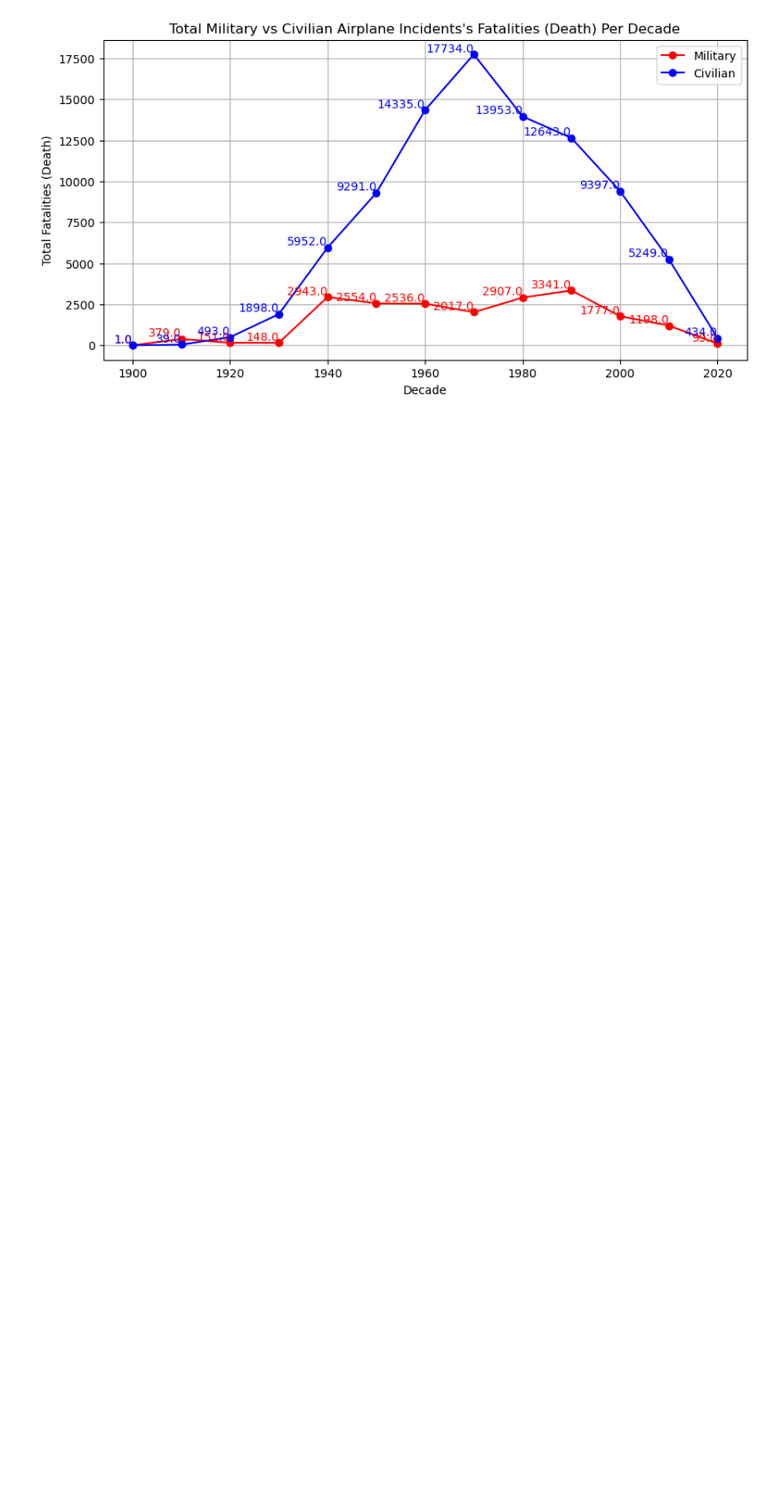
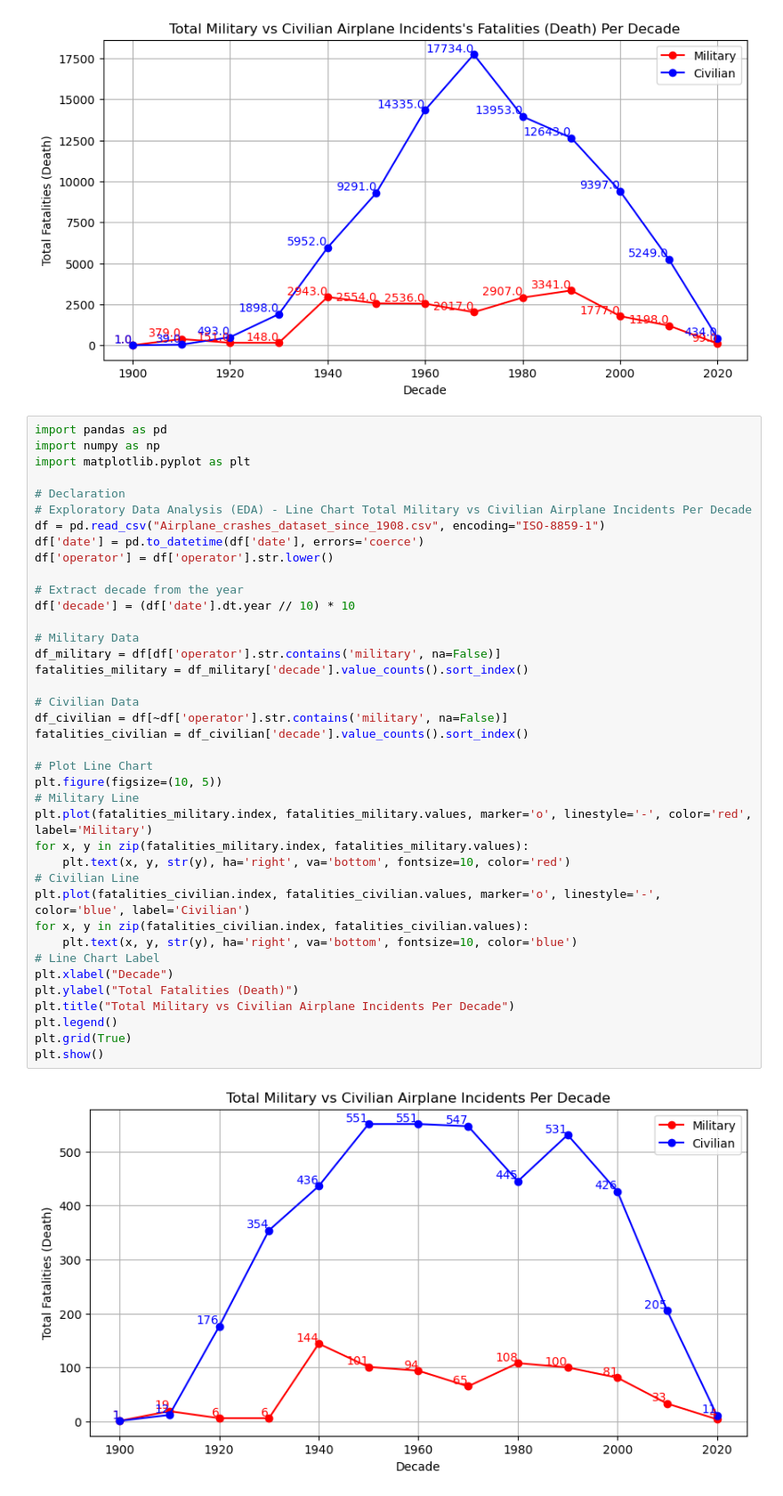
Before and after one commit to FlazeFy2/DS-Airplane_Crashes_Dataset_Since_1908, a Jupyter notebook: exploratory data analysis.ipynb, the cells around one changed output. Shown at 89% size. Saved outputs shown, nothing was run; the diff lists cells and outputs as text; blank space fills up the shorter version.

Commit message:
[DS] Exploratory Data Analysis (EDA) - Line Chart Total Military vs Civilian Airplane Incidents Per Decade

```diff
--- a/exploratory data analysis.ipynb
+++ b/exploratory data analysis.ipynb
@@ -398,3 +398,44 @@ plt.grid(True)
 plt.show()
 # %% [output]
 [figure]
+# %%
+import pandas as pd
+import numpy as np
+import matplotlib.pyplot as plt
+
+# Declaration
+# Exploratory Data Analysis (EDA) - Line Chart Total Military vs Civilian Airplane Incidents Per Decade
+df = pd.read_csv("Airplane_crashes_dataset_since_1908.csv", encoding="ISO-8859-1")
+df['date'] = pd.to_datetime(df['date'], errors='coerce')
+df['operator'] = df['operator'].str.lower()
+
+# Extract decade from the year
+df['decade'] = (df['date'].dt.year // 10) * 10
+
+# Military Data
+df_military = df[df['operator'].str.contains('military', na=False)]
+fatalities_military = df_military['decade'].value_counts().sort_index()
+
+# Civilian Data
+df_civilian = df[~df['operator'].str.contains('military', na=False)]
+fatalities_civilian = df_civilian['decade'].value_counts().sort_index()
+
+# Plot Line Chart
+plt.figure(figsize=(10, 5))
+# Military Line
+plt.plot(fatalities_military.index, fatalities_military.values, marker='o', linestyle='-', color='red', label='Military')
+for x, y in zip(fatalities_military.index, fatalities_military.values):
+    plt.text(x, y, str(y), ha='right', va='bottom', fontsize=10, color='red')
+# Civilian Line
+plt.plot(fatalities_civilian.index, fatalities_civilian.values, marker='o', linestyle='-', color='blue', label='Civilian')
+for x, y in zip(fatalities_civilian.index, fatalities_civilian.values):
+    plt.text(x, y, str(y), ha='right', va='bottom', fontsize=10, color='blue')
+# Line Chart Label
+plt.xlabel("Decade")
+plt.ylabel("Total Fatalities (Death)")
+plt.title("Total Military vs Civilian Airplane Incidents Per Decade")
+plt.legend()
+plt.grid(True)
+plt.show()
+# %% [output]
+[figure, added]
```
